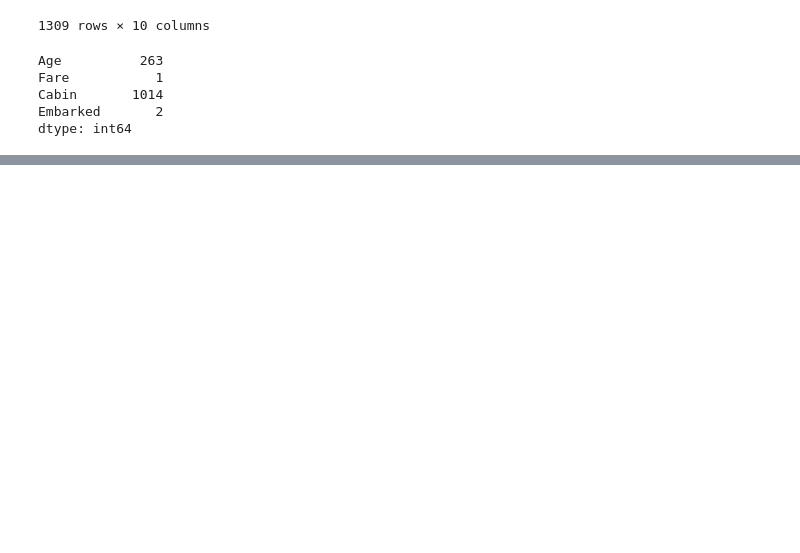
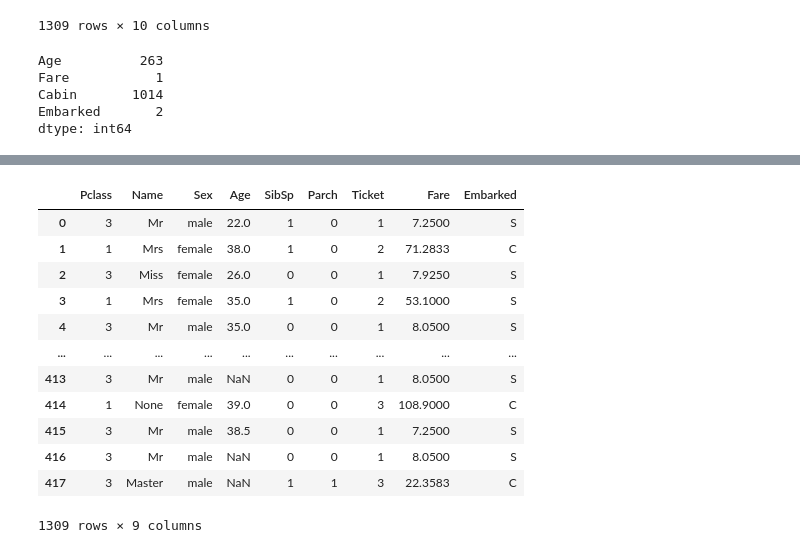
Before and after one commit to AcerPing/AceTibaMe, a Jupyter notebook: titanic.ipynb, the cells around one changed output, grey strips where cells are left out. Cells and saved outputs as stored; diff of their text form; code cells hidden in the pictures; blank space fills up the shorter version.

```diff
--- a/titanic.ipynb
+++ b/titanic.ipynb
@@ -74,0 +118,19 @@ dtype: int64
+# %%
+datas = datas.drop(["Cabin"],axis=1)
+# 如果你想要重置index
+datas.reset_index(drop=True)
+datas
+# %% [output]
+|  | Pclass | Name | Sex | Age | SibSp | Parch | Ticket | Fare | Embarked |
+| 0 | 3 | Mr | male | 22.0 | 1 | 0 | 1 | 7.2500 | S |
+| 1 | 1 | Mrs | female | 38.0 | 1 | 0 | 2 | 71.2833 | C |
+| 2 | 3 | Miss | female | 26.0 | 0 | 0 | 1 | 7.9250 | S |
+| 3 | 1 | Mrs | female | 35.0 | 1 | 0 | 2 | 53.1000 | S |
+| 4 | 3 | Mr | male | 35.0 | 0 | 0 | 1 | 8.0500 | S |
+| ... | ... | ... | ... | ... | ... | ... | ... | ... | ... |
+| 413 | 3 | Mr | male | NaN | 0 | 0 | 1 | 8.0500 | S |
+| 414 | 1 | None | female | 39.0 | 0 | 0 | 3 | 108.9000 | C |
+| 415 | 3 | Mr | male | 38.5 | 0 | 0 | 1 | 7.2500 | S |
+| 416 | 3 | Mr | male | NaN | 0 | 0 | 1 | 8.0500 | S |
+| 417 | 3 | Master | male | NaN | 1 | 1 | 3 | 22.3583 | C |
+1309 rows × 9 columns
```
Also changed, not shown: parts of 11 cells of this notebook.
